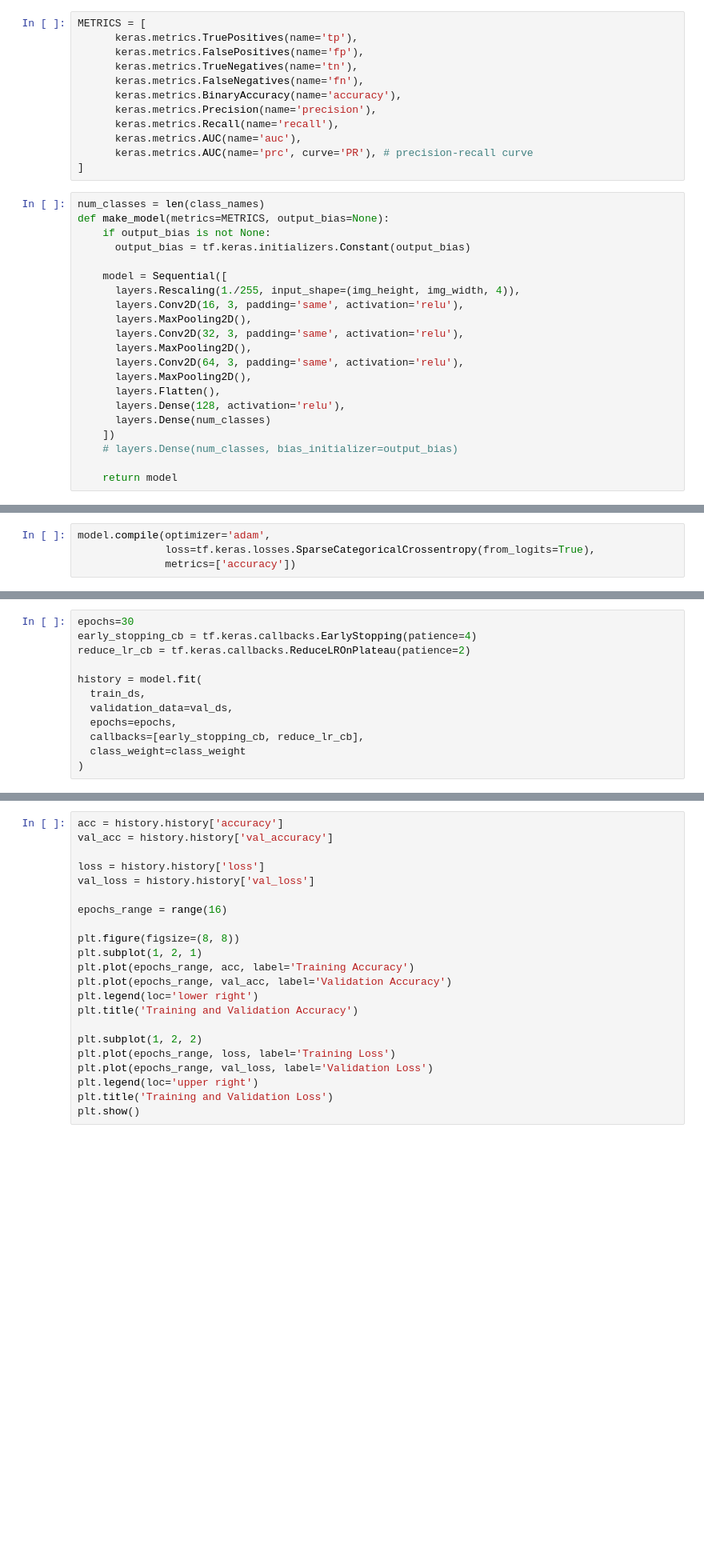
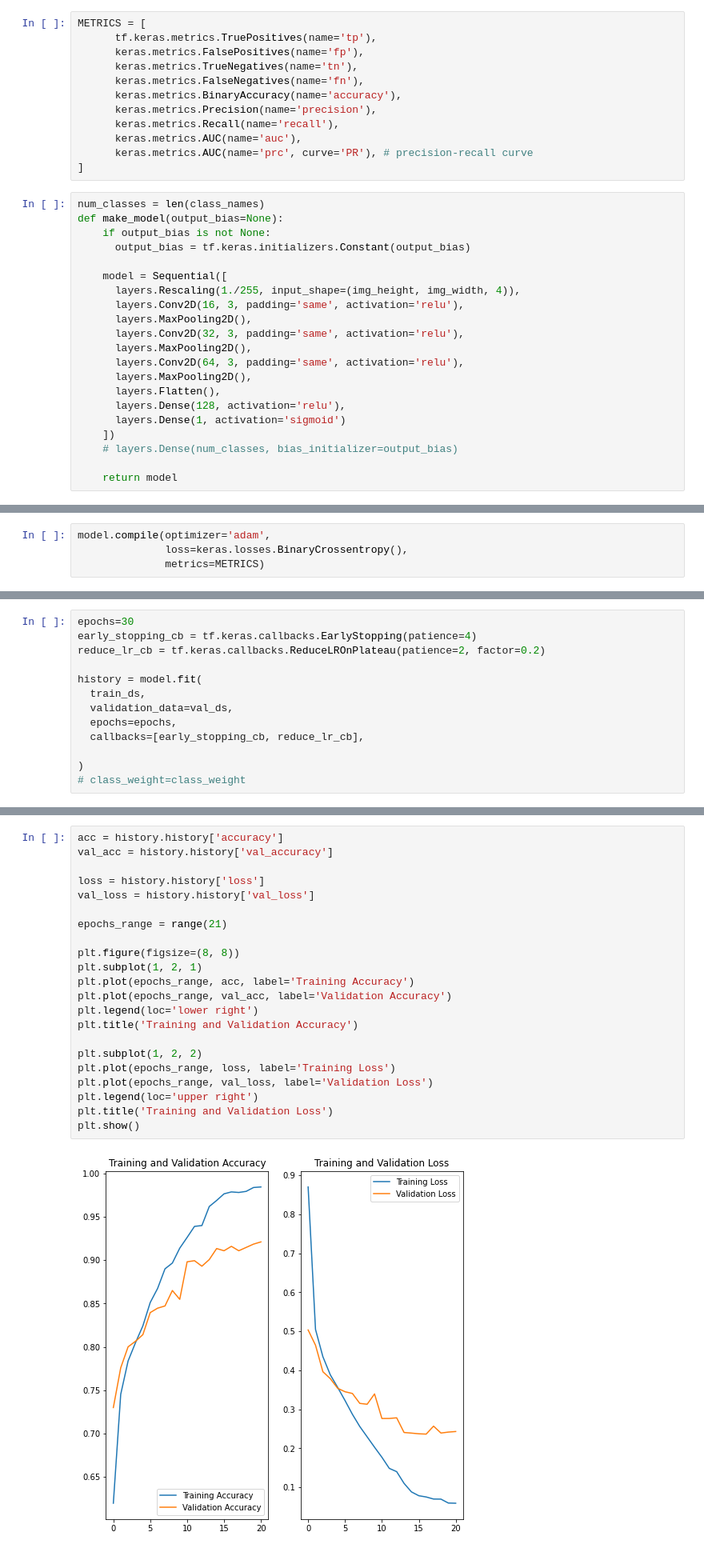
Before and after one commit to davidlamapul/tumor_detector, a Jupyter notebook: Copia2_de_ingesta_y_testeo.ipynb, the cells around one changed output, grey strips where cells are left out. Shown at 80% size. Cells and saved outputs as stored; diff of their text form; blank space fills up the shorter version.

```diff
--- a/Copia2_de_ingesta_y_testeo.ipynb
+++ b/Copia2_de_ingesta_y_testeo.ipynb
@@ -198,6 +197,6 @@ for i in range(9):
 # %%
 METRICS = [
-      keras.metrics.TruePositives(name='tp'),
+      tf.keras.metrics.TruePositives(name='tp'),
       keras.metrics.FalsePositives(name='fp'),
       keras.metrics.TrueNegatives(name='tn'),
       keras.metrics.FalseNegatives(name='fn'),
@@ -209,7 +208,7 @@ METRICS = [
 ]
 # %%
 num_classes = len(class_names)
-def make_model(metrics=METRICS, output_bias=None):
+def make_model(output_bias=None):
     if output_bias is not None:
       output_bias = tf.keras.initializers.Constant(output_bias)
 
@@ -223,7 +222,7 @@ def make_model(metrics=METRICS, output_bias=None):
       layers.MaxPooling2D(),
       layers.Flatten(),
       layers.Dense(128, activation='relu'),
-      layers.Dense(num_classes)
+      layers.Dense(1, activation='sigmoid')
     ])
     # layers.Dense(num_classes, bias_initializer=output_bias)
 
@@ -234,8 +233,8 @@ initial_bias = np.log([pos/neg])
 model = make_model(output_bias=initial_bias)
 # %%
 model.compile(optimizer='adam',
-              loss=tf.keras.losses.SparseCategoricalCrossentropy(from_logits=True),
-              metrics=['accuracy'])
+              loss=keras.losses.BinaryCrossentropy(),
+              metrics=METRICS)
 # %%
 model.summary()
 # %% [output]
@@ -272,14 +271,15 @@ Weight for class 1: 1.43
 # %%
 epochs=30
 early_stopping_cb = tf.keras.callbacks.EarlyStopping(patience=4)
-reduce_lr_cb = tf.keras.callbacks.ReduceLROnPlateau(patience=2)
+reduce_lr_cb = tf.keras.callbacks.ReduceLROnPlateau(patience=2, factor=0.2)
 
 history = model.fit(
   train_ds,
   validation_data=val_ds,
   epochs=epochs,
   callbacks=[early_stopping_cb, reduce_lr_cb],
-  class_weight=class_weight
+
 )
+# class_weight=class_weight
 # %% [output]
 Epoch 1/30
@@ -303,25 +306,27 @@ pred = model.evaluate(val_ds)
 # %%
 acc = history.history['accuracy']
 val_acc = history.history['val_accuracy']
 
 loss = history.history['loss']
 val_loss = history.history['val_loss']
 
-epochs_range = range(16)
+epochs_range = range(21)
 
 plt.figure(figsize=(8, 8))
 plt.subplot(1, 2, 1)
 plt.plot(epochs_range, acc, label='Training Accuracy')
 plt.plot(epochs_range, val_acc, label='Validation Accuracy')
 plt.legend(loc='lower right')
 plt.title('Training and Validation Accuracy')
 
 plt.subplot(1, 2, 2)
 plt.plot(epochs_range, loss, label='Training Loss')
 plt.plot(epochs_range, val_loss, label='Validation Loss')
 plt.legend(loc='upper right')
 plt.title('Training and Validation Loss')
 plt.show()
+# %% [output]
+[figure, added]
 # %% [markdown]
 def model300():
     model = tf.keras.models.Sequential()
```
Also changed, not shown: parts of 10 cells of this notebook.
